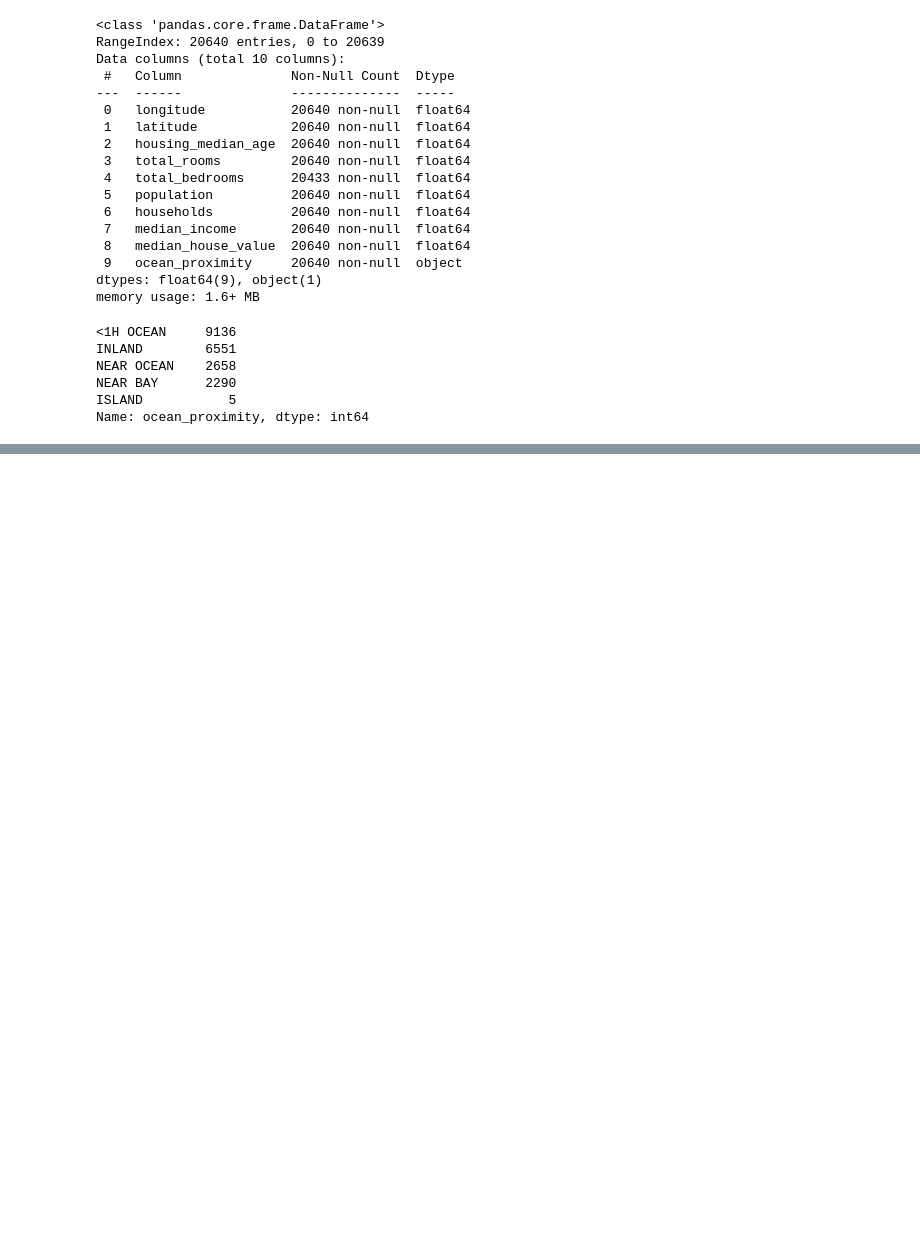
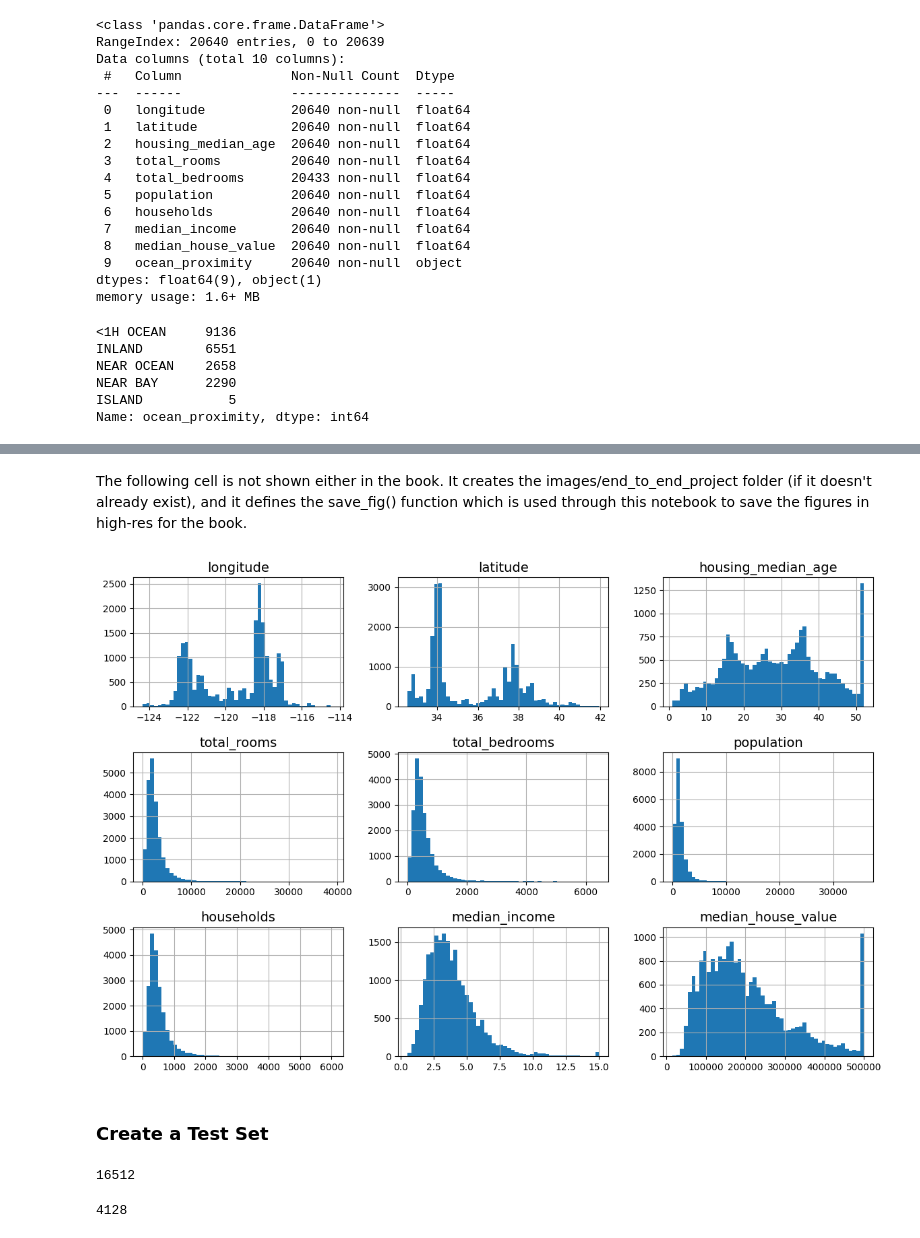
Before and after one commit to HyanLucas/Hands-on-Machine-Learning-3-Projects, a Jupyter notebook: End-o-end-machine-learning-project/california-housing-price-prediction.ipynb, the cells around one changed output, grey strips where cells are left out. Saved outputs shown, nothing was run; the diff lists cells and outputs as text; code cells hidden in the pictures; blank space fills up the shorter version.

Commit message:
Create test set

```diff
--- a/End-o-end-machine-learning-project/california-housing-price-prediction.ipynb
+++ b/End-o-end-machine-learning-project/california-housing-price-prediction.ipynb
@@ -87,3 +87,31 @@ housing.describe()
 | 50% | -118.490000 | 34.260000 | 29.000000 | 2127.000000 | 435.000000 | 1166.000000 | 409.000000 | ... |
 | 75% | -118.010000 | 37.710000 | 37.000000 | 3148.000000 | 647.000000 | 1725.000000 | 605.000000 | ... |
 | max | -114.310000 | 41.950000 | 52.000000 | 39320.000000 | 6445.000000 | 35682.000000 | 6082.000000 | ... |
+# %% [markdown]
+<p>The following cell is not shown either in the book. It creates the images/end_to_end_project folder (if it doesn't already exist), and it defines the save_fig() function which is used through this notebook to save the figures in high-res for the book.</p>
+# %%
+IMAGES_PATH = Path() / "images" / "end_to_end_project"
+IMAGES_PATH.mkdir(parents=True, exist_ok=True)
+
+def save_fig(fig_id, tight_layout=True, fig_extension="png", resolution=300):
+    path = IMAGES_PATH / f"{fig_id}.{fig_extension}"
+    if tight_layout:
+        plt.tight_layout()
+    plt.savefig(path, format=fig_extension, dpi=resolution)
+# %%
+import matplotlib.pyplot as plt
+
+# extra code – the next 5 lines define the default font sizes
+plt.rc('font', size=14)
+plt.rc('axes', labelsize=14, titlesize=14)
+plt.rc('legend', fontsize=14)
+plt.rc('xtick', labelsize=10)
+plt.rc('ytick', labelsize=10)
+
+housing.hist(bins=50, figsize=(12, 8))
+save_fig("attribute_histogram_plots")  # extra code
+plt.show()
+# %% [output]
+[figure, added]
+# %% [markdown]
+<h3>Create a Test Set</h3>
@@ -89,0 +127,9 @@ housing.describe()
+# %%
+train_set, test_set = split_train_test(housing, 0.2)
+len(train_set)
+# %% [output]
+16512
+# %%
+len(test_set)
+# %% [output]
+4128
```
Also changed, not shown: parts of 1 cell of this notebook, 1 other file.
